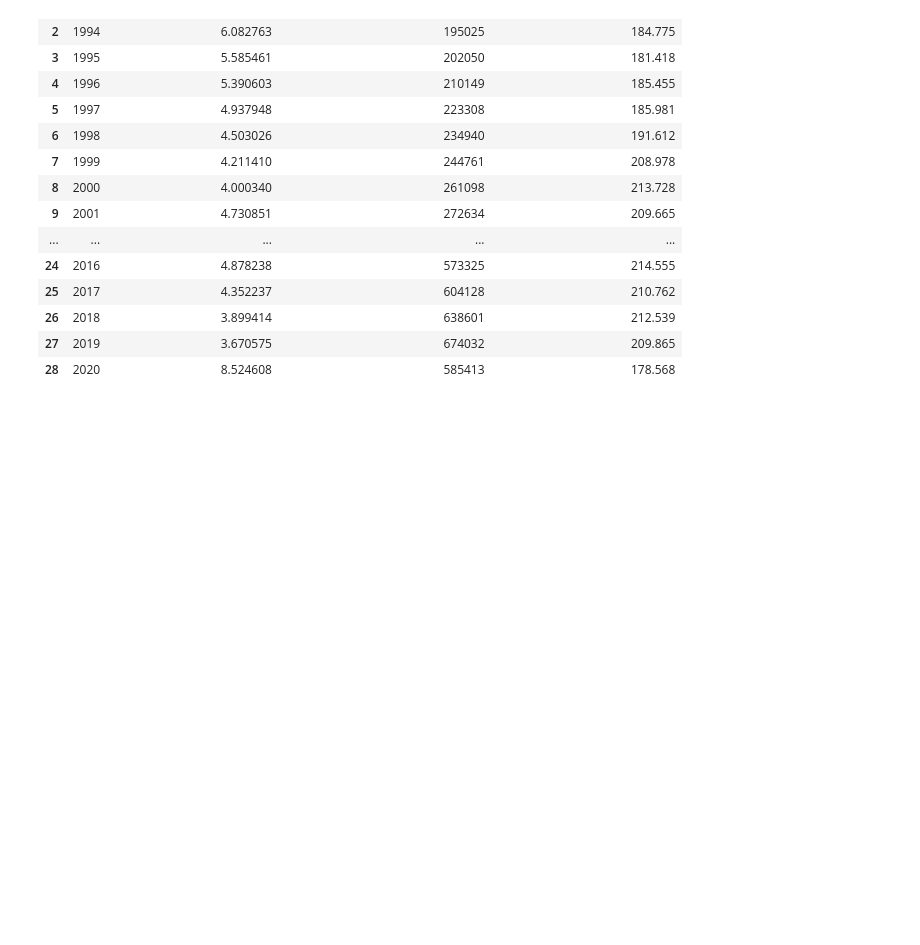
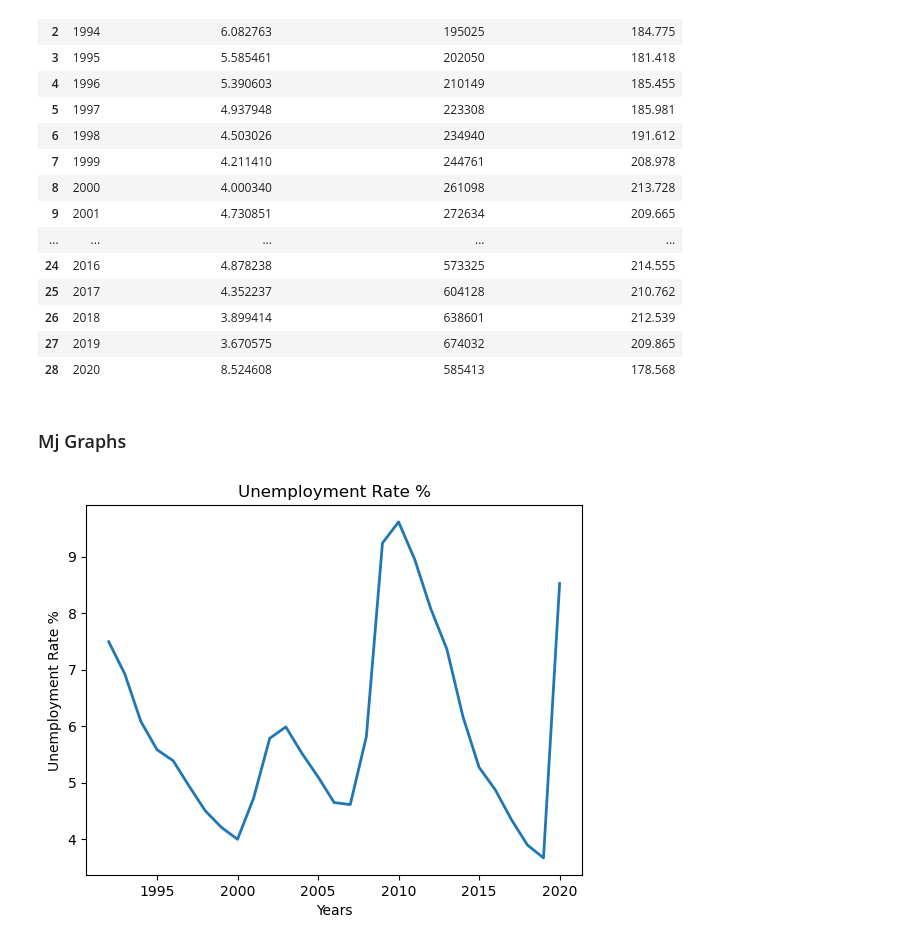
Before and after one commit to nikatnguyen/demo-github, a Jupyter notebook: new_dataframe.ipynb, the cells around one changed output. Saved outputs shown, nothing was run; the diff lists cells and outputs as text; code cells hidden in the pictures; blank space fills up the shorter version.

Commit message:
Just added my graphs

```diff
--- a/new_dataframe.ipynb
+++ b/new_dataframe.ipynb
@@ -118,3 +119,18 @@ merged_df
 # %%
 #Save as new csv file to make graphs
 merged_df.to_csv('unemployment_and_sales.csv')
+# %% [markdown]
+### Mj Graphs
+# %%
+nojobyear = merged_df["Year"]
+nojobrate = merged_df["Yearly Unemployment Rate"]
+
+plt.title('Unemployment Rate %')
+
+plt.plot(nojobyear, nojobrate,linewidth=2, markersize=12)
+plt.xlabel('Years')
+plt.ylabel('Unemployment Rate %')
+plt.savefig('linechart')
+plt.show()
+# %% [output]
+[figure, added]
```
Also changed, not shown: parts of 3 cells of this notebook.
